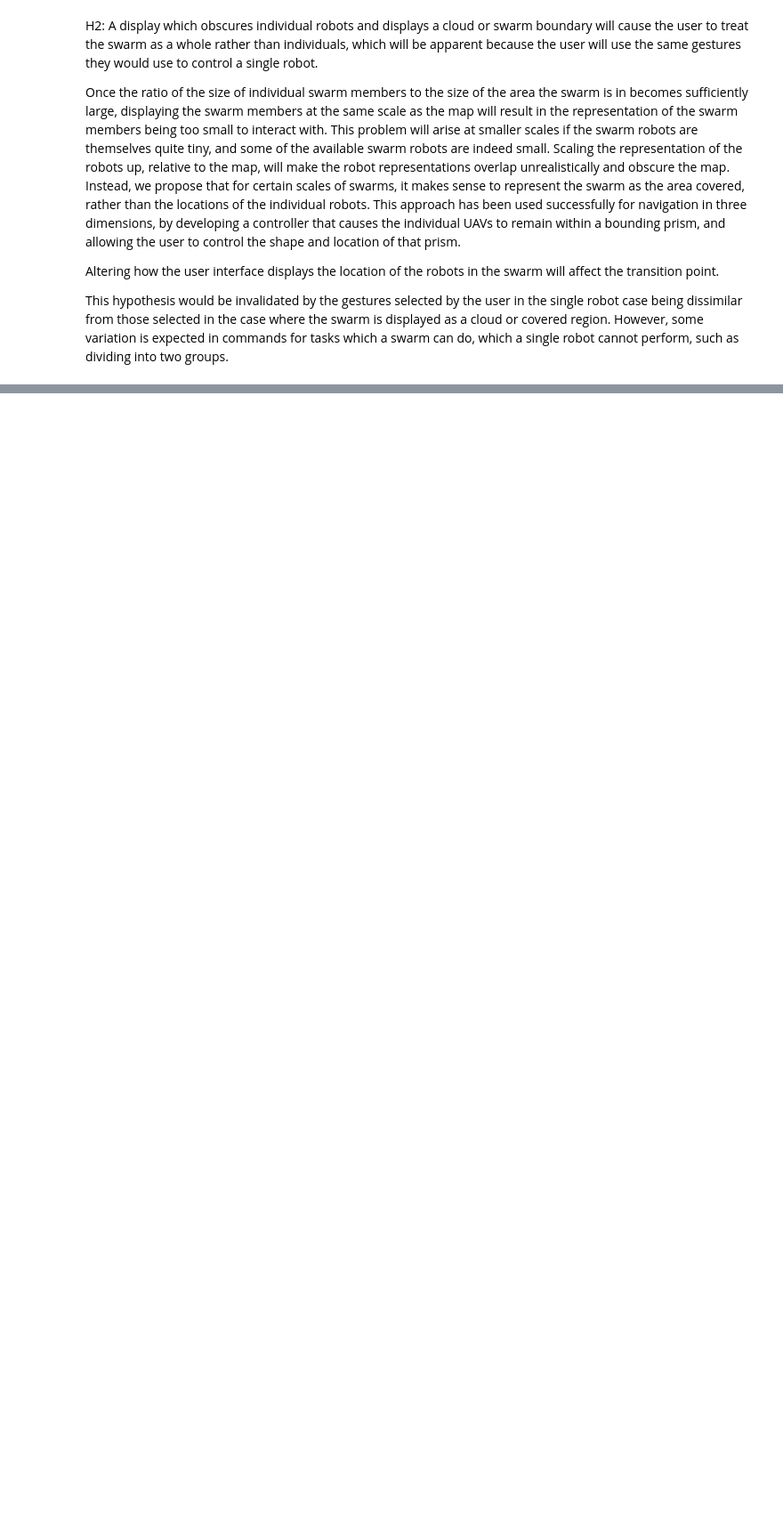
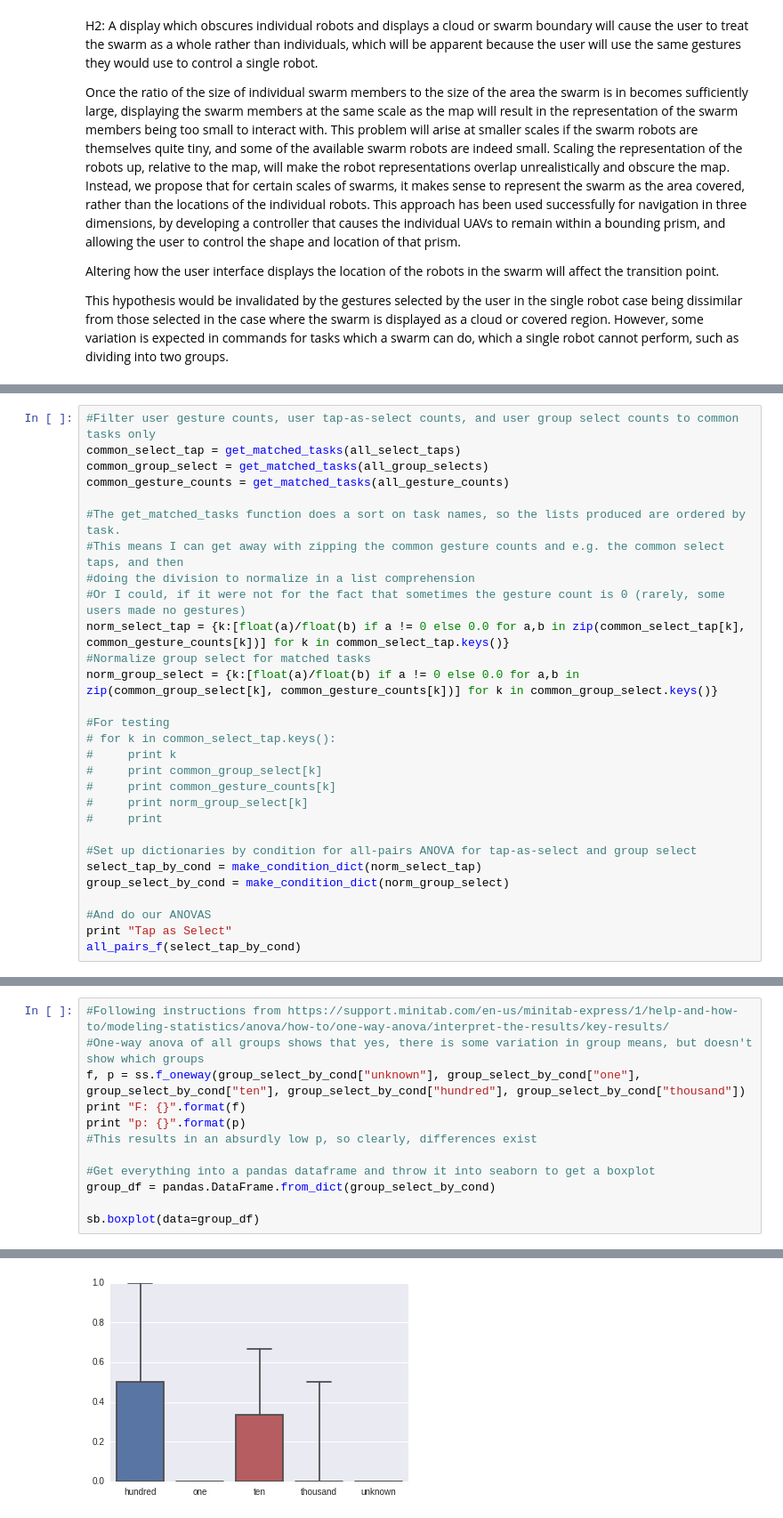
Before and after one commit to ab3nd/TinyRobo, a Jupyter notebook: data/By Hypothesis.ipynb, the cells around one changed output, grey strips where cells are left out. Shown at 89% size. Saved outputs shown, nothing was run; the diff lists cells and outputs as text; blank space fills up the shorter version.

Commit message:
graphing results, found some bugs and fixed them, which made the results more confusing

```diff
--- a/data/By Hypothesis.ipynb
+++ b/data/By Hypothesis.ipynb
@@ -538,0 +516,29 @@ one_cond.groupby("task").sum()
+# %%
+#Filter user gesture counts, user tap-as-select counts, and user group select counts to common tasks only
+common_select_tap = get_matched_tasks(all_select_taps)
+common_group_select = get_matched_tasks(all_group_selects)
+common_gesture_counts = get_matched_tasks(all_gesture_counts)
+
+#The get_matched_tasks function does a sort on task names, so the lists produced are ordered by task.
+#This means I can get away with zipping the common gesture counts and e.g. the common select taps, and then
+#doing the division to normalize in a list comprehension
+#Or I could, if it were not for the fact that sometimes the gesture count is 0 (rarely, some users made no gestures)
+norm_select_tap = {k:[float(a)/float(b) if a != 0 else 0.0 for a,b in zip(common_select_tap[k], common_gesture_counts[k])] for k in common_select_tap.keys()}
+#Normalize group select for matched tasks
+norm_group_select = {k:[float(a)/float(b) if a != 0 else 0.0 for a,b in zip(common_group_select[k], common_gesture_counts[k])] for k in common_group_select.keys()}
+
+#For testing
+# for k in common_select_tap.keys():
+#     print k
+#     print common_group_select[k]
+#     print common_gesture_counts[k]
+#     print norm_group_select[k]
+#     print
+
+#Set up dictionaries by condition for all-pairs ANOVA for tap-as-select and group select
+select_tap_by_cond = make_condition_dict(norm_select_tap)
+group_select_by_cond = make_condition_dict(norm_group_select)
+
+#And do our ANOVAS
+print "Tap as Select"
+all_pairs_f(select_tap_by_cond)
@@ -538,0 +610,13 @@ one_cond.groupby("task").sum()
+# %%
+#Following instructions from https://support.minitab.com/en-us/minitab-express/1/help-and-how-to/modeling-statistics/anova/how-to/one-way-anova/interpret-the-results/key-results/
+#One-way anova of all groups shows that yes, there is some variation in group means, but doesn't show which groups
+f, p = ss.f_oneway(group_select_by_cond["unknown"], group_select_by_cond["one"], group_select_by_cond["ten"], group_select_by_cond["hundred"], group_select_by_cond["thousand"])
+print "F: {}".format(f)
+print "p: {}".format(p)
+#This results in an absurdly low p, so clearly, differences exist
+
+#Get everything into a pandas dataframe and throw it into seaborn to get a boxplot
+group_df = pandas.DataFrame.from_dict(group_select_by_cond)
+
+sb.boxplot(data=group_df)
+# %% [output]
@@ -538,0 +626 @@ one_cond.groupby("task").sum()
+[figure, added]
```
Also changed, not shown: parts of 24 cells of this notebook.
